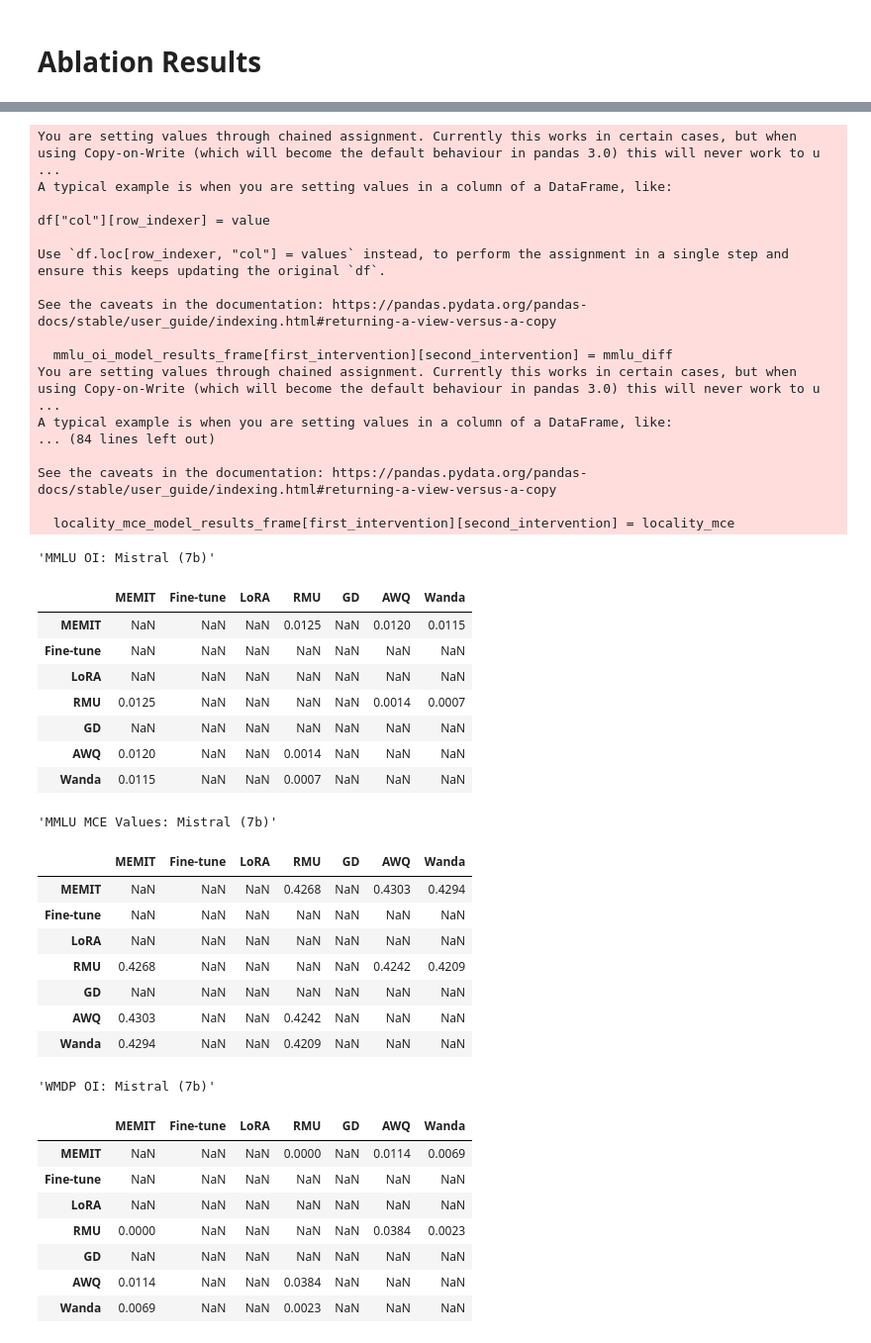
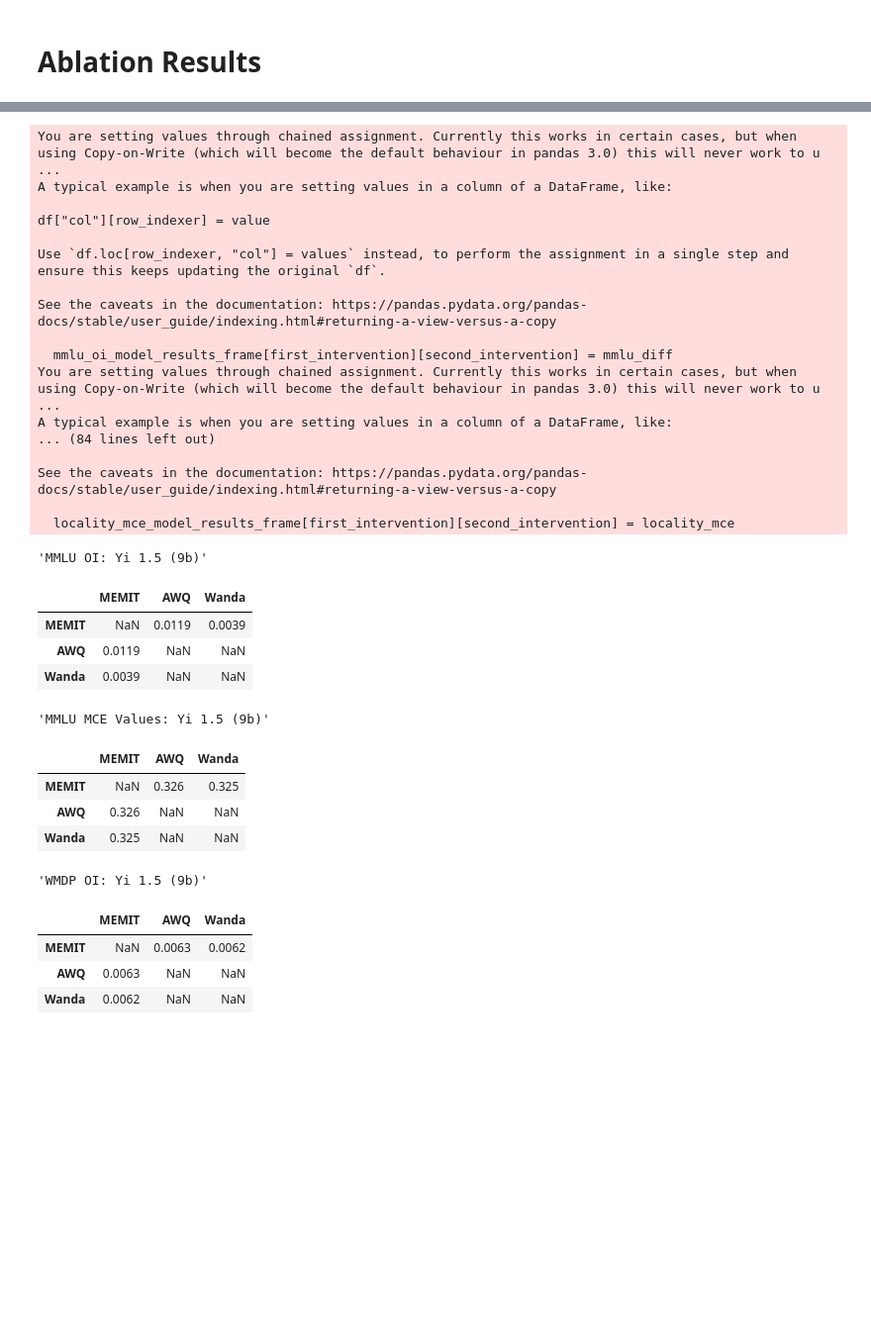
Before and after one commit to hartvigsen-group/composable-interventions, a Jupyter notebook: notebooks/paper_analysis_iclr.ipynb, the cells around one changed output, grey strips where cells are left out. Shown at 99% size. Drawn from its saved outputs; the diff is of its cells as text; code cells hidden in the pictures; blank space fills up the shorter version.

Commit message:
Resolve incoistent MEMIT results

```diff
--- a/notebooks/paper_analysis_iclr.ipynb
+++ b/notebooks/paper_analysis_iclr.ipynb
@@ -157,0 +236,9 @@ Skipping SparseGPT0.75%-to-ft for edit dataset counterfact
+# %%
+model_experiment_cutoff = {
+    "meta-llama/Meta-Llama-3-8B": datetime.strptime("2024-06-19 00:00:00", "%Y-%m-%d %H:%M:%S"),
+    "mistralai/Mistral-7B-Instruct-v0.3": datetime.strptime("2024-10-30 00:00:00", "%Y-%m-%d %H:%M:%S"),
+    "01-ai/Yi-1.5-9B-Chat": datetime.strptime("2024-10-30 00:00:00", "%Y-%m-%d %H:%M:%S")
+}
+before_count = all_runs_df_sorted.shape[0]
+all_runs_df_sorted = all_runs_df_sorted[all_runs_df_sorted.apply(lambda x: x["model_name"] in model_experiment_cutoff and x["date"] <= model_experiment_cutoff[x["model_name"]], axis=1)]
+print(f"Removed {before_count - all_runs_df_sorted.shape[0]} runs that were after the model experiment cutoff")
@@ -2515,59 +2602,46 @@ def get_ablation_metrics_frames(model_results_frame):
         "Edit Generalization OI": generalization_oi_model_results_frame,
         "Edit Generalization MCE": generalization_mce_model_results_frame,
         "Edit Locality OI": locality_oi_model_results_frame,
         "Edit Locality MCE": locality_mce_model_results_frame,
     }
 
-
 model_results = {}
-ablation_models = ["Mistral (7b)", "Yi 1.5 (9b)", "Llama-3 (8b)"]
+ablation_models = ["Yi 1.5 (9b)", "Mistral (7b)", "Llama-3 (8b)"]
 for model in ablation_models:
     model_frame = all_runs_df_deduplicated[all_runs_df_deduplicated["model_name"] == model]
     model_results[model] = get_ablation_metrics_frames(model_frame)
 
 model_results
 # %% [output]
 You are setting values through chained assignment. Currently this works in certain cases, but when using Copy-on-Write (which will become the default behaviour in pandas 3.0) this will never work to u ...
 A typical example is when you are setting values in a column of a DataFrame, like:
 
 df["col"][row_indexer] = value
 
 Use `df.loc[row_indexer, "col"] = values` instead, to perform the assignment in a single step and ensure this keeps updating the original `df`.
 
 See the caveats in the documentation: https://pandas.pydata.org/pandas-docs/stable/user_guide/indexing.html#returning-a-view-versus-a-copy
 
   mmlu_oi_model_results_frame[first_intervention][second_intervention] = mmlu_diff
 You are setting values through chained assignment. Currently this works in certain cases, but when using Copy-on-Write (which will become the default behaviour in pandas 3.0) this will never work to u ...
 A typical example is when you are setting values in a column of a DataFrame, like:
 ... (84 lines left out)
 
 See the caveats in the documentation: https://pandas.pydata.org/pandas-docs/stable/user_guide/indexing.html#returning-a-view-versus-a-copy
 
   locality_mce_model_results_frame[first_intervention][second_intervention] = locality_mce
-'MMLU OI: Mistral (7b)'
+'MMLU OI: Yi 1.5 (9b)'
-|  | MEMIT | Fine-tune | LoRA | RMU | GD | AWQ | Wanda |
-| MEMIT | NaN | NaN | NaN | 0.0125 | NaN | 0.0120 | 0.0115 |
-| Fine-tune | NaN | NaN | NaN | NaN | NaN | NaN | NaN |
-| LoRA | NaN | NaN | NaN | NaN | NaN | NaN | NaN |
-| RMU | 0.0125 | NaN | NaN | NaN | NaN | 0.0014 | 0.0007 |
-| GD | NaN | NaN | NaN | NaN | NaN | NaN | NaN |
-| AWQ | 0.0120 | NaN | NaN | 0.0014 | NaN | NaN | NaN |
-| Wanda | 0.0115 | NaN | NaN | 0.0007 | NaN | NaN | NaN |
+|  | MEMIT | AWQ | Wanda |
+| MEMIT | NaN | 0.0119 | 0.0039 |
+| AWQ | 0.0119 | NaN | NaN |
+| Wanda | 0.0039 | NaN | NaN |
-'MMLU MCE Values: Mistral (7b)'
+'MMLU MCE Values: Yi 1.5 (9b)'
-|  | MEMIT | Fine-tune | LoRA | RMU | GD | AWQ | Wanda |
-| MEMIT | NaN | NaN | NaN | 0.4268 | NaN | 0.4303 | 0.4294 |
-| Fine-tune | NaN | NaN | NaN | NaN | NaN | NaN | NaN |
-| LoRA | NaN | NaN | NaN | NaN | NaN | NaN | NaN |
-| RMU | 0.4268 | NaN | NaN | NaN | NaN | 0.4242 | 0.4209 |
-| GD | NaN | NaN | NaN | NaN | NaN | NaN | NaN |
-| AWQ | 0.4303 | NaN | NaN | 0.4242 | NaN | NaN | NaN |
-| Wanda | 0.4294 | NaN | NaN | 0.4209 | NaN | NaN | NaN |
+|  | MEMIT | AWQ | Wanda |
+| MEMIT | NaN | 0.326 | 0.325 |
+| AWQ | 0.326 | NaN | NaN |
+| Wanda | 0.325 | NaN | NaN |
-'WMDP OI: Mistral (7b)'
+'WMDP OI: Yi 1.5 (9b)'
-|  | MEMIT | Fine-tune | LoRA | RMU | GD | AWQ | Wanda |
-| MEMIT | NaN | NaN | NaN | 0.0000 | NaN | 0.0114 | 0.0069 |
-| Fine-tune | NaN | NaN | NaN | NaN | NaN | NaN | NaN |
-| LoRA | NaN | NaN | NaN | NaN | NaN | NaN | NaN |
-| RMU | 0.0000 | NaN | NaN | NaN | NaN | 0.0384 | 0.0023 |
-| GD | NaN | NaN | NaN | NaN | NaN | NaN | NaN |
-| AWQ | 0.0114 | NaN | NaN | 0.0384 | NaN | NaN | NaN |
-| Wanda | 0.0069 | NaN | NaN | 0.0023 | NaN | NaN | NaN |
+|  | MEMIT | AWQ | Wanda |
+| MEMIT | NaN | 0.0063 | 0.0062 |
+| AWQ | 0.0063 | NaN | NaN |
+| Wanda | 0.0062 | NaN | NaN |
```
Also changed, not shown: parts of 22 cells of this notebook, 5 other files.
